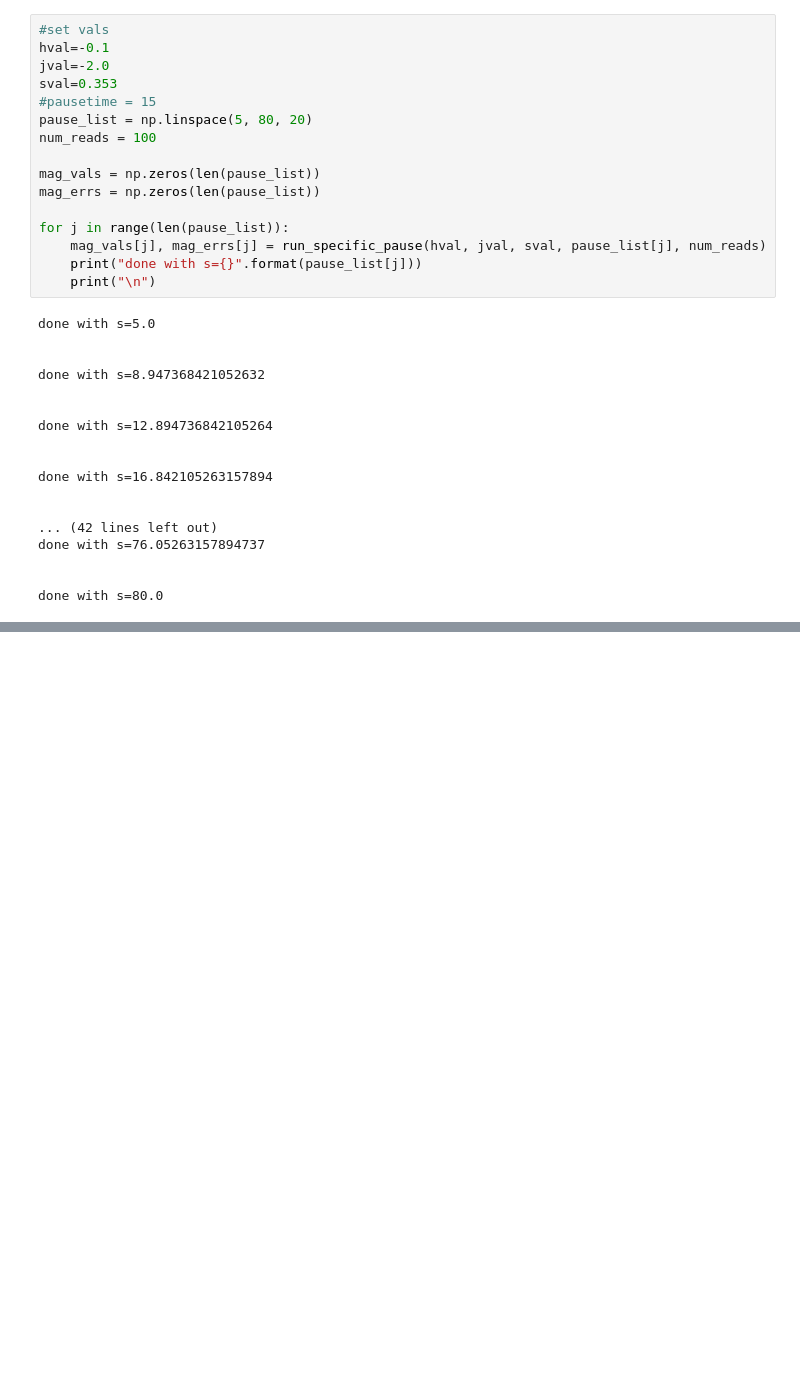
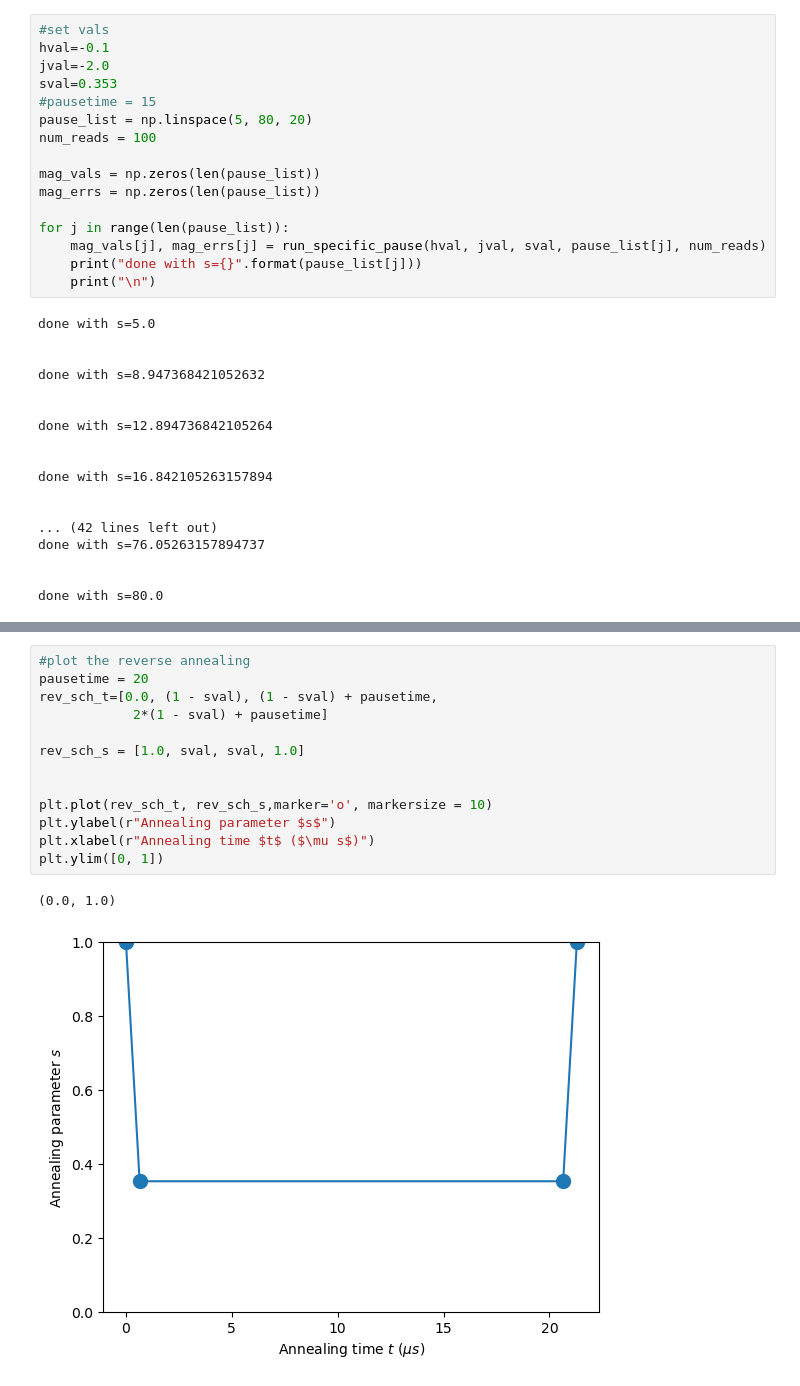
Before and after one commit to vdrouint/Meson-Annealing, a Jupyter notebook: run-chain.ipynb, the cells around one changed output, grey strips where cells are left out. Drawn from its saved outputs; the diff is of its cells as text; blank space fills up the shorter version.

Commit message:
added a reverse annealing plot and shorter chain

```diff
--- a/run-chain.ipynb
+++ b/run-chain.ipynb
@@ -186,3 +194,19 @@ plt.ylabel(r"FFT of $\langle  \sigma^z (t)\rangle$")
 plt.xlabel(r"$\omega$");
 # %% [output]
 [figure]
+# %%
+#plot the reverse annealing
+pausetime = 20
+rev_sch_t=[0.0, (1 - sval), (1 - sval) + pausetime,
+            2*(1 - sval) + pausetime]
+
+rev_sch_s = [1.0, sval, sval, 1.0]
+
+
+plt.plot(rev_sch_t, rev_sch_s,marker='o', markersize = 10)
+plt.ylabel(r"Annealing parameter $s$")
+plt.xlabel(r"Annealing time $t$ ($\mu s$)")
+plt.ylim([0, 1])
+# %% [output]
+(0.0, 1.0)
+[figure, added]
```
Also changed, not shown: parts of 4 cells of this notebook, 1 other file.
